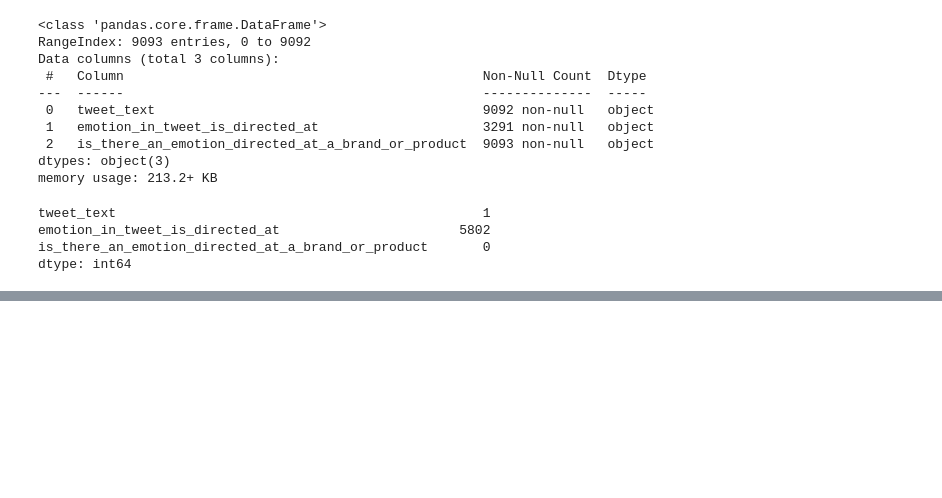
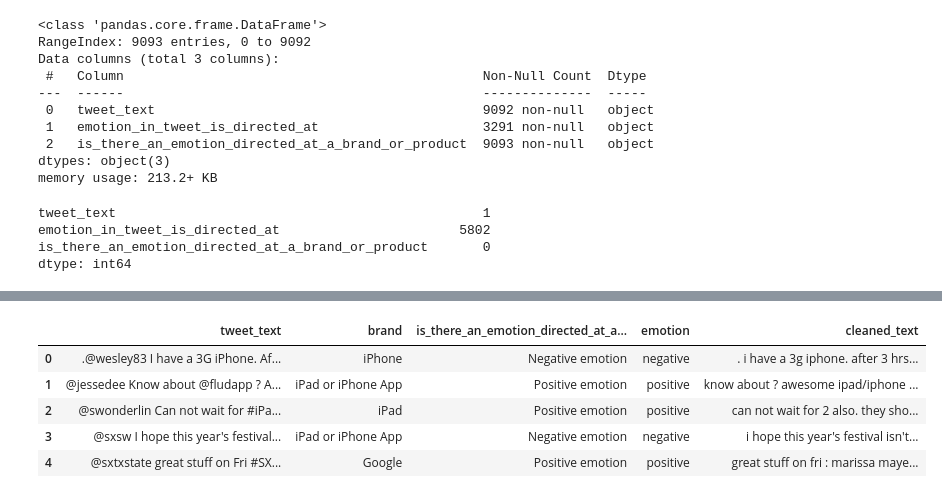
Before and after one commit to lorenaterah/Sentiment-Analysis-NLP, a Jupyter notebook: Notebooks/lorena.ipynb, the cells around one changed output, grey strips where cells are left out. Cells and saved outputs as stored; diff of their text form; code cells hidden in the pictures; blank space fills up the shorter version.

```diff
--- a/Notebooks/lorena.ipynb
+++ b/Notebooks/lorena.ipynb
@@ -41,0 +172,10 @@ dtype: int64
+# %%
+df['cleaned_text'] = df['cleaned_text'].str.replace(r'http\S+|www\S+|@\w+|#\w+', '', regex=True)
+df.head()
+# %% [output]
+|  | tweet_text | brand | is_there_an_emotion_directed_at_a... | emotion | cleaned_text |
+| 0 | .@wesley83 I have a 3G iPhone. Af... | iPhone | Negative emotion | negative | . i have a 3g iphone. after 3 hrs... |
+| 1 | @jessedee Know about @fludapp ? A... | iPad or iPhone App | Positive emotion | positive | know about ? awesome ipad/iphone ... |
+| 2 | @swonderlin Can not wait for #iPa... | iPad | Positive emotion | positive | can not wait for 2 also. they sho... |
+| 3 | @sxsw I hope this year's festival... | iPad or iPhone App | Negative emotion | negative | i hope this year's festival isn't... |
+| 4 | @sxtxstate great stuff on Fri #SX... | Google | Positive emotion | positive | great stuff on fri : marissa maye... |
```
Also changed, not shown: parts of 33 cells of this notebook, 1 other file.
